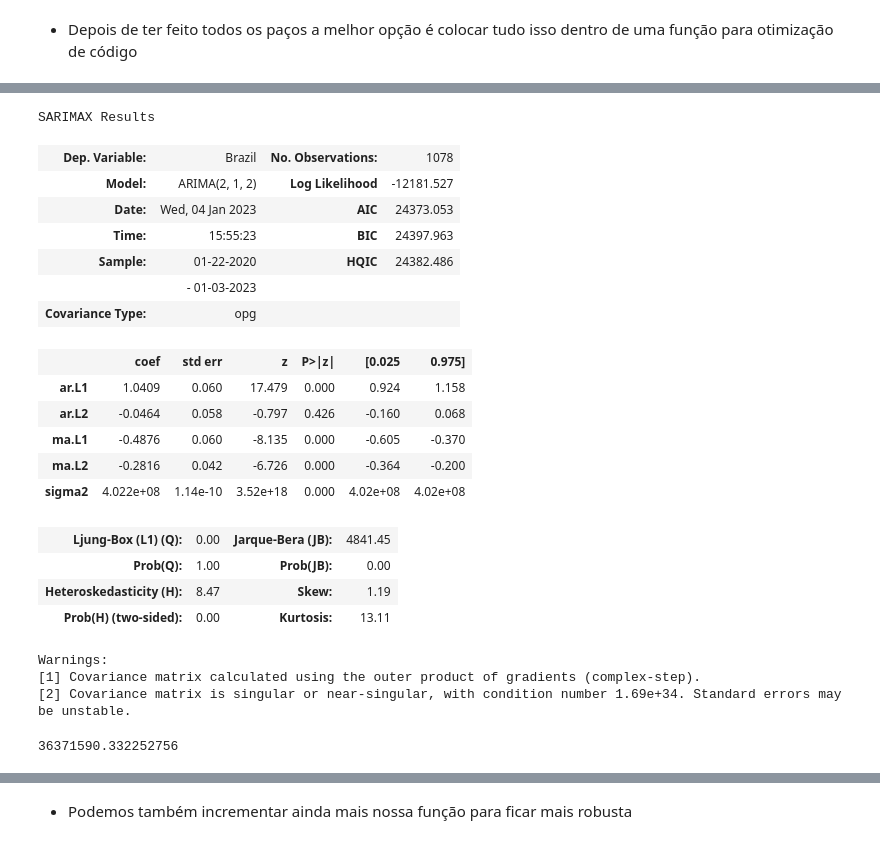
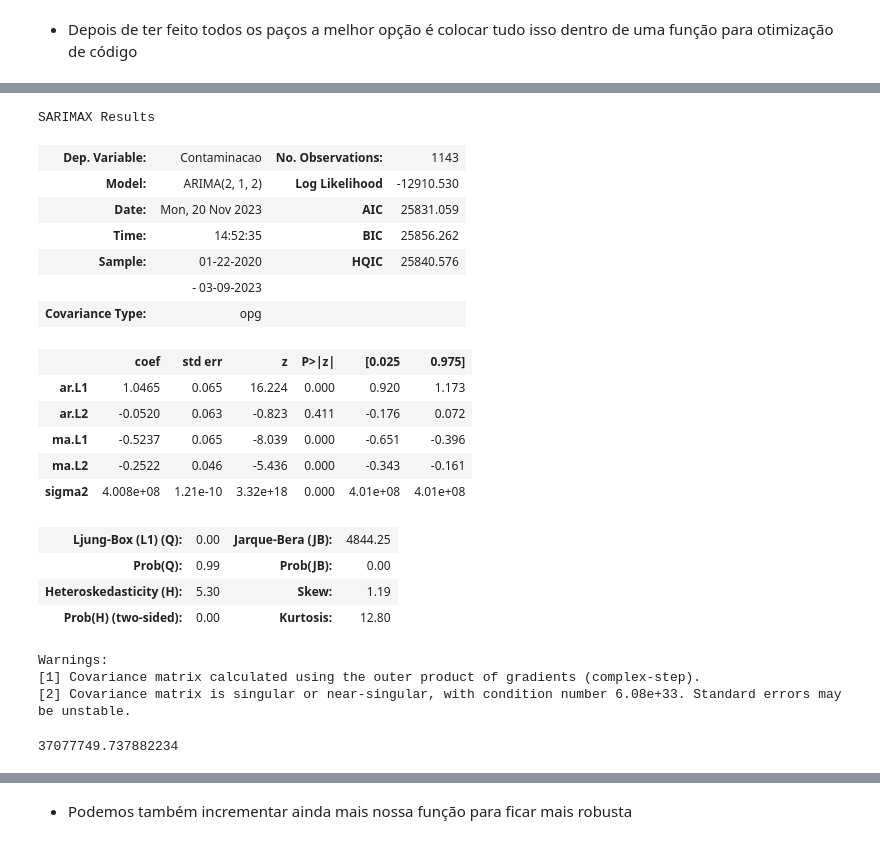
Before and after one commit to RogerioLS/Covid-19Mundial, a Jupyter notebook: Casos de Covid-19 mundial .ipynb, the cells around one changed output, grey strips where cells are left out. Drawn from its saved outputs; the diff is of its cells as text; code cells hidden in the pictures.

```diff
--- a/Casos de Covid-19 mundial .ipynb
+++ b/Casos de Covid-19 mundial .ipynb
@@ -389,0 +439,11 @@ dados_Brasil = df_pais.loc['Brazil']
+# %%
+dados_Brasil = df_pais.loc['Brazil'][1:]
+df = pd.DataFrame(dados_Brasil).rename_axis('data')
+df = df.reset_index(level=0, drop=False)#.reset_index(level=0, inplace = True)
+#df['data'] = pd.to_datetime(df['data'])
+#df = df.set_index('Brazil')
+#df = df.reset_index(level=0, drop=False)
+#df = df['Brazil']
+#date = df['data']
+#country = df['Brazil']
+df.head(3)
@@ -389,0 +455,4 @@ dados_Brasil = df_pais.loc['Brazil']
+# %%
+date = df['data'].to_list()
+date = pd.to_datetime(date)
+date[1:10]
@@ -389,0 +464,3 @@ dados_Brasil = df_pais.loc['Brazil']
+# %%
+data = df['Brazil'].to_list()
+data[1:10]
@@ -389,0 +469,3 @@ dados_Brasil = df_pais.loc['Brazil']
+# %%
+df2 = pd.DataFrame(data={"Contaminacao": data}, index=date)
+df2
@@ -390,43 +486,44 @@ dados_Brasil = df_pais.loc['Brazil']
 # %%
 """
 decomp = seasonal_decompose(ts,freq=20)
 fig = decomp.plot()
 fig.set_size_inches(15,10)
 plt.xticks(rotation=45)
 _ = plt.show()
 """
-ts = trans_data(dados_Brasil)
-modelo = ARIMA(ts, order=(2, 1, 2), freq=ts.index.inferred_freq)
+#dados_Brasil = df_pais.loc['Brazil'][1:]
+#ts = trans_data(dados_Brasil,'Brazil')
+modelo = ARIMA(df2, order=(2, 1, 2))
 modelo_treinado = modelo.fit()
 modelo_treinado.summary()
 # %% [output]
 SARIMAX Results
-| Dep. Variable: | Brazil | No. Observations: | 1078 |
-| Model: | ARIMA(2, 1, 2) | Log Likelihood | -12181.527 |
-| Date: | Wed, 04 Jan 2023 | AIC | 24373.053 |
-| Time: | 15:55:23 | BIC | 24397.963 |
-| Sample: | 01-22-2020 | HQIC | 24382.486 |
-|  | - 01-03-2023 |  |  |
+| Dep. Variable: | Contaminacao | No. Observations: | 1143 |
+| Model: | ARIMA(2, 1, 2) | Log Likelihood | -12910.530 |
+| Date: | Mon, 20 Nov 2023 | AIC | 25831.059 |
+| Time: | 14:52:35 | BIC | 25856.262 |
+| Sample: | 01-22-2020 | HQIC | 25840.576 |
+|  | - 03-09-2023 |  |  |
 | Covariance Type: | opg |  |  |
 |  | coef | std err | z | P>|z| | [0.025 | 0.975] |
-| ar.L1 | 1.0409 | 0.060 | 17.479 | 0.000 | 0.924 | 1.158 |
-| ar.L2 | -0.0464 | 0.058 | -0.797 | 0.426 | -0.160 | 0.068 |
-| ma.L1 | -0.4876 | 0.060 | -8.135 | 0.000 | -0.605 | -0.370 |
-| ma.L2 | -0.2816 | 0.042 | -6.726 | 0.000 | -0.364 | -0.200 |
-| sigma2 | 4.022e+08 | 1.14e-10 | 3.52e+18 | 0.000 | 4.02e+08 | 4.02e+08 |
+| ar.L1 | 1.0465 | 0.065 | 16.224 | 0.000 | 0.920 | 1.173 |
+| ar.L2 | -0.0520 | 0.063 | -0.823 | 0.411 | -0.176 | 0.072 |
+| ma.L1 | -0.5237 | 0.065 | -8.039 | 0.000 | -0.651 | -0.396 |
+| ma.L2 | -0.2522 | 0.046 | -5.436 | 0.000 | -0.343 | -0.161 |
+| sigma2 | 4.008e+08 | 1.21e-10 | 3.32e+18 | 0.000 | 4.01e+08 | 4.01e+08 |
-| Ljung-Box (L1) (Q): | 0.00 | Jarque-Bera (JB): | 4841.45 |
-| Prob(Q): | 1.00 | Prob(JB): | 0.00 |
-| Heteroskedasticity (H): | 8.47 | Skew: | 1.19 |
-| Prob(H) (two-sided): | 0.00 | Kurtosis: | 13.11 |
+| Ljung-Box (L1) (Q): | 0.00 | Jarque-Bera (JB): | 4844.25 |
+| Prob(Q): | 0.99 | Prob(JB): | 0.00 |
+| Heteroskedasticity (H): | 5.30 | Skew: | 1.19 |
+| Prob(H) (two-sided): | 0.00 | Kurtosis: | 12.80 |
 Warnings:
 [1] Covariance matrix calculated using the outer product of gradients (complex-step).
-[2] Covariance matrix is singular or near-singular, with condition number 1.69e+34. Standard errors may be unstable.
+[2] Covariance matrix is singular or near-singular, with condition number 6.08e+33. Standard errors may be unstable.
 # %%
 # Previsões de 10 datas no futuro
 previsoes = modelo_treinado.forecast(steps = 10)[0]
 previsoes
 # %% [output]
-36371590.332252756
+37077749.737882234
 # %%
 # Criação de eixo para a série temporal completa, com adição das previsões do modelo
 #lot_insample = True dados originais
```
Also changed, not shown: parts of 31 cells of this notebook.
